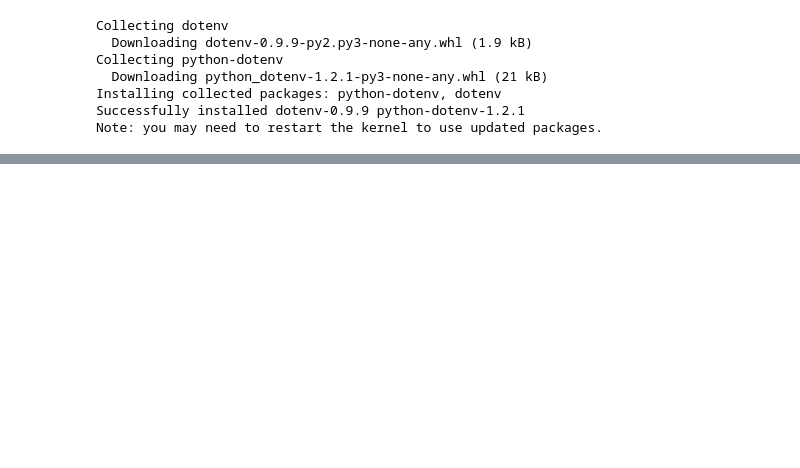
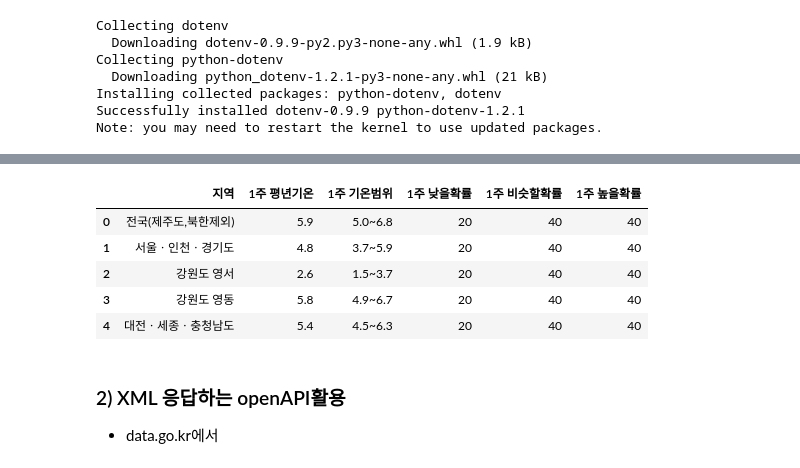
Before and after one commit to Hyo0806/ai, a Jupyter notebook: source/01_python/ch14_웹데이터수집1_정적_공공api.ipynb, the cells around one changed output, grey strips where cells are left out. Drawn from its saved outputs; the diff is of its cells as text; code cells hidden in the pictures; blank space fills up the shorter version.

```diff
--- a/source/01_python/ch14_웹데이터수집1_정적_공공api.ipynb
+++ b/source/01_python/ch14_웹데이터수집1_정적_공공api.ipynb
@@ -998,0 +1007,52 @@ df.sample()
+# %%
+import requests
+from urllib.request import urlopen
+from bs4 import BeautifulSoup
+import numpy as np
+import pandas as pd
+
+items_list = []
+url = 'http://www.kma.go.kr/repositary/xml/fct/mon/img/fct_mon1rss_108_20251106.xml'
+
+# 방법 1
+target = requests.get(url)
+soup = BeautifulSoup(target.content, 'xml') # 다른 xml parser방식은 pip install lxml해야함.
+
+# 방법 2
+# target = urlopen(url)
+# soup = BeautifulSoup(target, 'xml')
+
+local_tas = soup.select('local_ta')
+for local_ta in local_tas:
+    local_name = local_ta.select_one('local_ta_name').text
+    week1_nomalYear = local_ta.select_one('week1_local_ta_normalYear').text
+    week1_similarRange = local_ta.select_one('week1_local_ta_similarRange').text
+    week1_minVal = local_ta.select_one('week1_local_ta_minVal').text
+    week1_similarVal = local_ta.select_one('week1_local_ta_similarVal').text
+    week1_maxVal = local_ta.select_one('week1_local_ta_maxVal').text
+
+    items_list.append({'지역':local_name,
+                      '1주 평년기온':week1_nomalYear,
+                      '1주 기온범위':week1_similarRange,
+                      '1주 낮을확률':week1_minVal,
+                      '1주 비슷할확률':week1_similarVal,
+                      '1주 높을확률':week1_maxVal})
+
+    df = pd.DataFrame(items_list)
+df['1주 평년기온'] = df['1주 평년기온'].astype(np.float64)
+df['1주 낮을확률'] = df['1주 낮을확률'].astype(np.int16)
+df['1주 비슷할확률'] = df['1주 비슷할확률'].astype(np.int16)
+df['1주 높을확률'] = df['1주 높을확률'].astype(np.int16)
+
+df.head()
+# %% [output]
+|  | 지역 | 1주 평년기온 | 1주 기온범위 | 1주 낮을확률 | 1주 비슷할확률 | 1주 높을확률 |
+| 0 | 전국(제주도,북한제외) | 5.9 | 5.0~6.8 | 20 | 40 | 40 |
+| 1 | 서울ㆍ인천ㆍ경기도 | 4.8 | 3.7~5.9 | 20 | 40 | 40 |
+| 2 | 강원도 영서 | 2.6 | 1.5~3.7 | 20 | 40 | 40 |
+| 3 | 강원도 영동 | 5.8 | 4.9~6.7 | 20 | 40 | 40 |
+| 4 | 대전ㆍ세종ㆍ충청남도 | 5.4 | 4.5~6.3 | 20 | 40 | 40 |
+# %% [markdown]
+### 2) XML 응답하는 openAPI활용
+
+- data.go.kr에서
```
Also changed, not shown: parts of 23 cells of this notebook, 1 other file.
